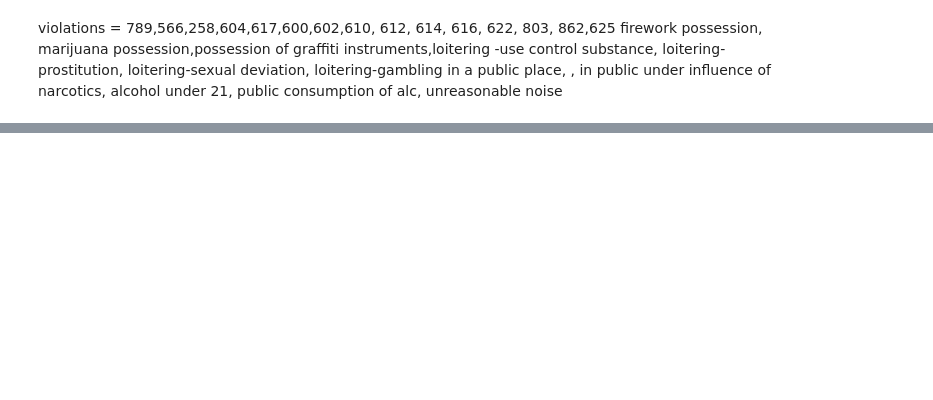
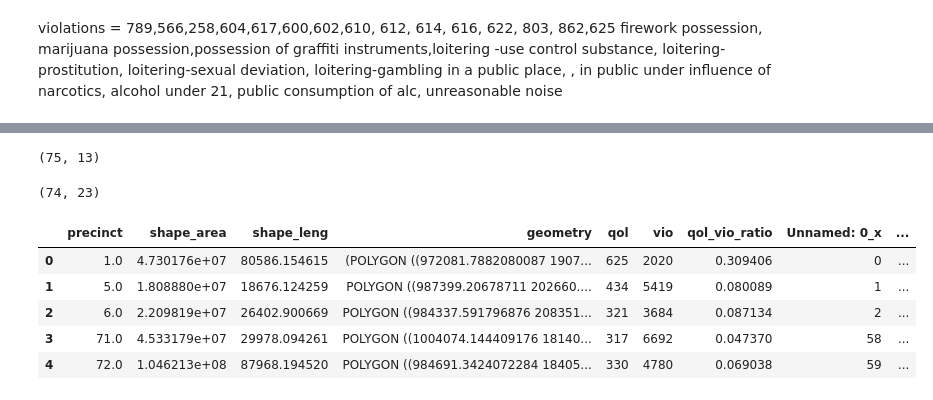
Before and after one commit to tharma3/patrol_allocation, a Jupyter notebook: notebooks/Over-policed?.ipynb, the cells around one changed output, grey strips where cells are left out. Drawn from its saved outputs; the diff is of its cells as text; code cells hidden in the pictures; blank space fills up the shorter version.

```diff
--- a/notebooks/Over-policed?.ipynb
+++ b/notebooks/Over-policed?.ipynb
@@ -120,3 +218,9 @@ stopfrisk['2018_no_rate'].hist(bins=30)
+# %%
+precinct.shape
+# %% [output]
+(75, 13)
 # %%
-precinct = precinct.merge(stopfrisk)
-precinct.head()
+precinct2 = precinct.merge(stopfrisk, on='precinct')
+precinct2.shape
+# %% [output]
+(74, 23)
@@ -125,3 +227,12 @@ precinct['switch'] = 1 - precinct['2018_no_rate']
+# %%
+precinct2.head()
+# %% [output]
+|  | precinct | shape_area | shape_leng | geometry | qol | vio | qol_vio_ratio | Unnamed: 0_x | ... |
+| 0 | 1.0 | 4.730176e+07 | 80586.154615 | (POLYGON ((972081.7882080087 1907... | 625 | 2020 | 0.309406 | 0 | ... |
+| 1 | 5.0 | 1.808880e+07 | 18676.124259 | POLYGON ((987399.20678711 202660.... | 434 | 5419 | 0.080089 | 1 | ... |
+| 2 | 6.0 | 2.209819e+07 | 26402.900669 | POLYGON ((984337.591796876 208351... | 321 | 3684 | 0.087134 | 2 | ... |
+| 3 | 71.0 | 4.533179e+07 | 29978.094261 | POLYGON ((1004074.144409176 18140... | 317 | 6692 | 0.047370 | 58 | ... |
+| 4 | 72.0 | 1.046213e+08 | 87968.194520 | POLYGON ((984691.3424072284 18405... | 330 | 4780 | 0.069038 | 59 | ... |
 # %%
 #make cloropleth of precincts shaded by allocation in this model
 
```
Also changed, not shown: parts of 25 cells of this notebook, 5 other files.
